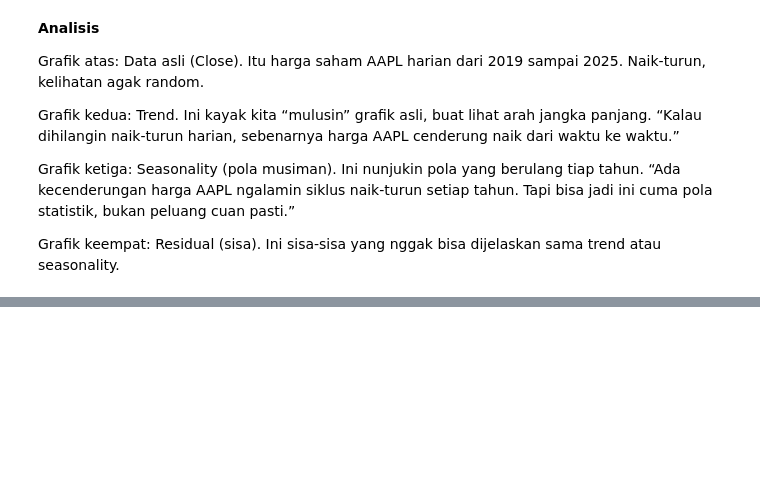
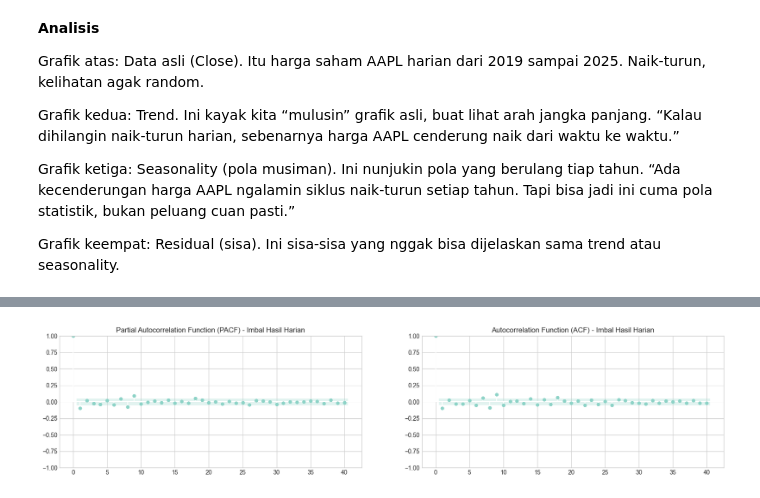
Before and after one commit to Ryanakml/Stock-Price-Predictor, a Jupyter notebook: stock_predictor.ipynb, the cells around one changed output, grey strips where cells are left out. Cells and saved outputs as stored; diff of their text form; code cells hidden in the pictures; blank space fills up the shorter version.

```diff
--- a/stock_predictor.ipynb
+++ b/stock_predictor.ipynb
@@ -431,0 +362,13 @@ Jadi :
+# %%
+# Plot ACF dan PACF pada data yang sudah di-differencing
+fig, (ax1, ax2) = plt.subplots(1, 2, figsize=(20, 4))
+
+plot_pacf(return_data.dropna(), ax=ax1, lags=40)
+ax1.set_title('Partial Autocorrelation Function (PACF) - Imbal Hasil Harian')
+
+plot_acf(return_data.dropna(), ax=ax2, lags=40)
+ax2.set_title('Autocorrelation Function (ACF) - Imbal Hasil Harian')
+
+plt.show()
+# %% [output]
+[figure, added]
```
Also changed, not shown: parts of 17 cells of this notebook.
